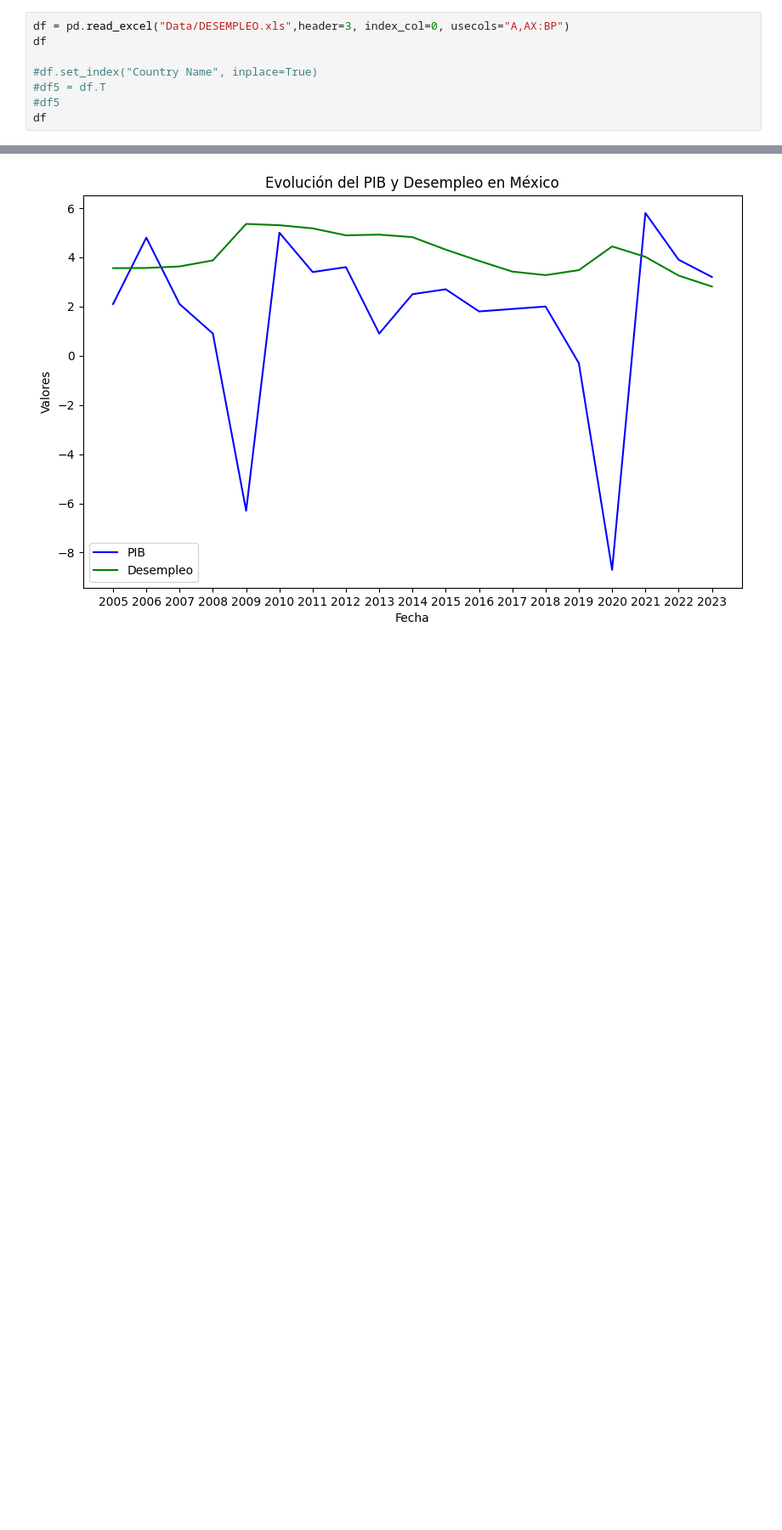
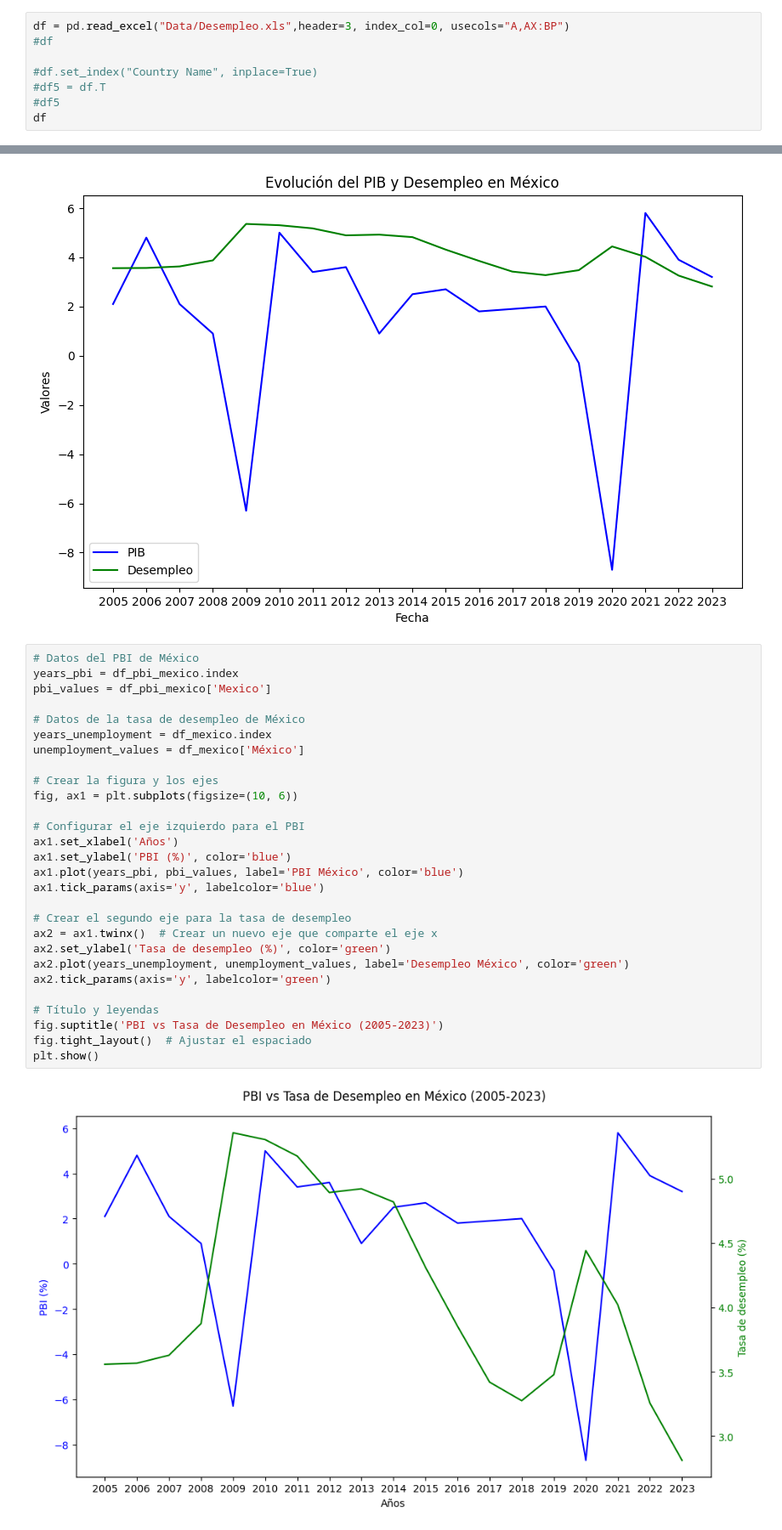
Before and after one commit to NataliaBistolfi/Proyecto3-UCU--IBERO, a Jupyter notebook: proyecto_3.ipynb, the cells around one changed output, grey strips where cells are left out. Shown at 85% size. Drawn from its saved outputs; the diff is of its cells as text; blank space fills up the shorter version.

Commit message:
figura con subplot

```diff
--- a/proyecto_3.ipynb
+++ b/proyecto_3.ipynb
@@ -186,8 +186,8 @@ df_pbi_uruguay
 # %% [markdown]
 ## Desempleo
 # %%
-df = pd.read_excel("Data/DESEMPLEO.xls",header=3, index_col=0, usecols="A,AX:BP")
-df
+df = pd.read_excel("Data/Desempleo.xls",header=3, index_col=0, usecols="A,AX:BP")
+#df
 
 #df.set_index("Country Name", inplace=True)
 #df5 = df.T
@@ -368,3 +368,33 @@ plt.legend()
 plt.show()
 # %% [output]
 [figure]
+# %%
+# Datos del PBI de México
+years_pbi = df_pbi_mexico.index
+pbi_values = df_pbi_mexico['Mexico']
+
+# Datos de la tasa de desempleo de México
+years_unemployment = df_mexico.index
+unemployment_values = df_mexico['México']
+
+# Crear la figura y los ejes
+fig, ax1 = plt.subplots(figsize=(10, 6))
+
+# Configurar el eje izquierdo para el PBI
+ax1.set_xlabel('Años')
+ax1.set_ylabel('PBI (%)', color='blue')
+ax1.plot(years_pbi, pbi_values, label='PBI México', color='blue')
+ax1.tick_params(axis='y', labelcolor='blue')
+
+# Crear el segundo eje para la tasa de desempleo
+ax2 = ax1.twinx()  # Crear un nuevo eje que comparte el eje x
+ax2.set_ylabel('Tasa de desempleo (%)', color='green')
+ax2.plot(years_unemployment, unemployment_values, label='Desempleo México', color='green')
+ax2.tick_params(axis='y', labelcolor='green')
+
+# Título y leyendas
+fig.suptitle('PBI vs Tasa de Desempleo en México (2005-2023)')
+fig.tight_layout()  # Ajustar el espaciado
+plt.show()
+# %% [output]
+[figure, added]
```
